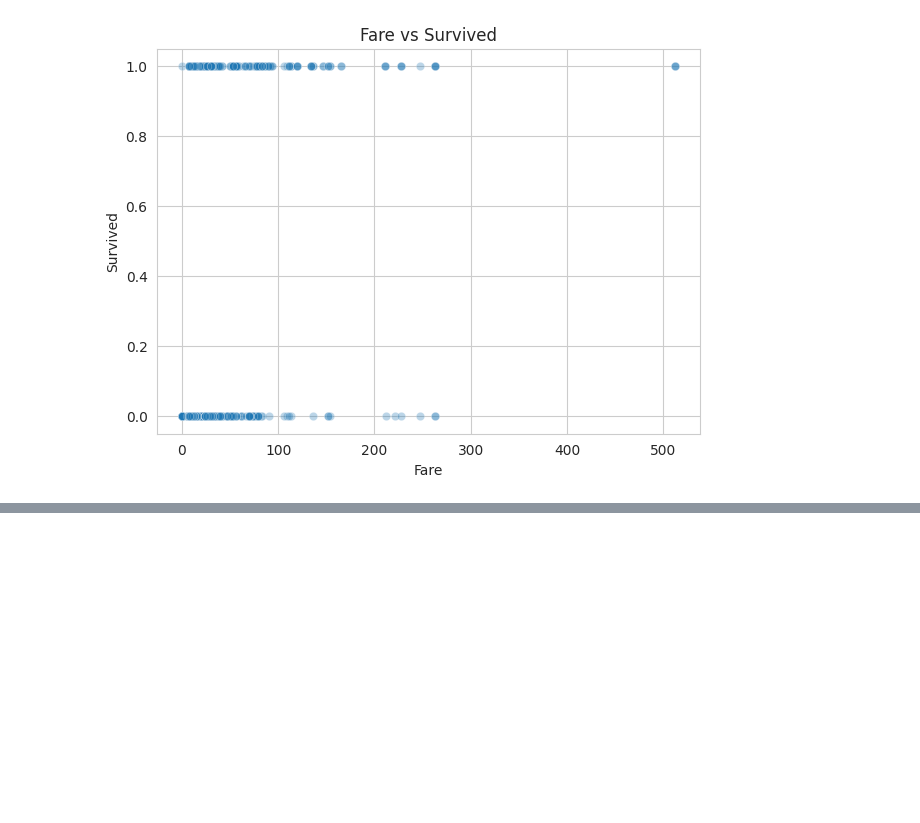
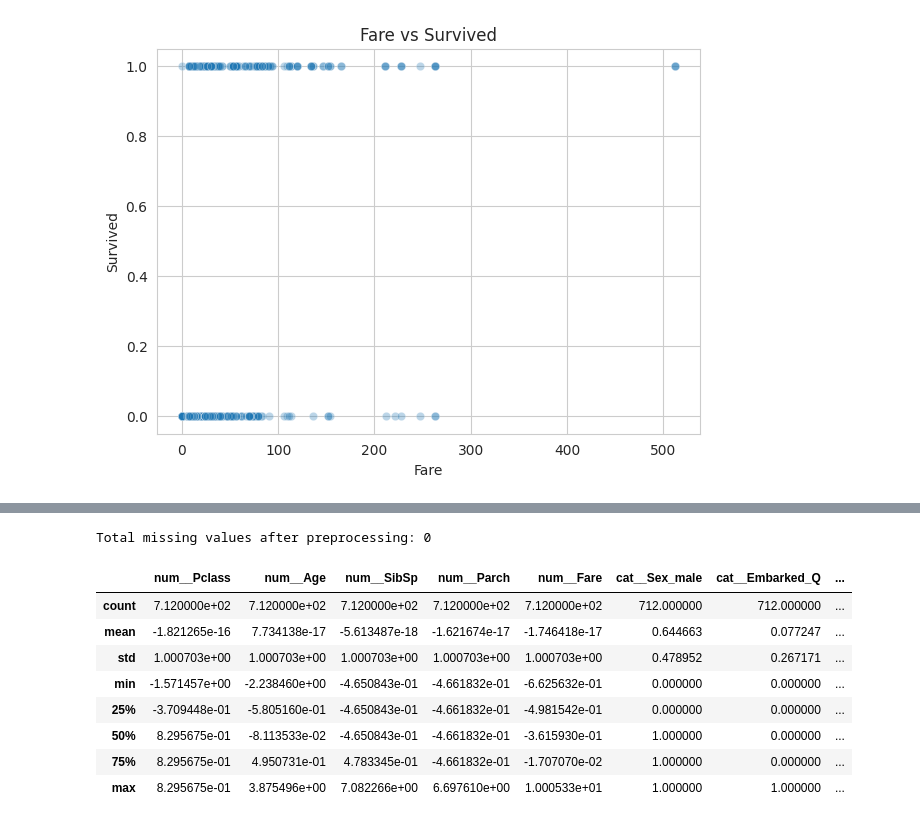
Before and after one commit to karinamomtaz-jpg/-Fractional_Knapsack, a Jupyter notebook: C231492_Titanic_Visualization.ipynb, the cells around one changed output, grey strips where cells are left out. Saved outputs shown, nothing was run; the diff lists cells and outputs as text; code cells hidden in the pictures; blank space fills up the shorter version.

```diff
--- a/C231492_Titanic_Visualization.ipynb
+++ b/C231492_Titanic_Visualization.ipynb
@@ -256,0 +331,18 @@ for feature in numeric_features:
+# %%
+from sklearn.preprocessing import OneHotEncoder
+
+categorical_transformer = Pipeline(
+    steps=[
+        (
+            "imputer",
+            SimpleImputer(strategy="most_frequent")
+        ),
+        (
+            "onehot",
+            OneHotEncoder(
+                handle_unknown="ignore",
+                drop="first"
+            )
+        )
+    ]
+)
@@ -256,0 +395,19 @@ for feature in numeric_features:
+# %%
+print(
+    "Total missing values after preprocessing:",
+    X_train_processed_df.isnull().sum().sum()
+)
+# %% [output]
+Total missing values after preprocessing: 0
+# %%
+X_train_processed_df.describe()
+# %% [output]
+|  | num__Pclass | num__Age | num__SibSp | num__Parch | num__Fare | cat__Sex_male | cat__Embarked_Q | ... |
+| count | 7.120000e+02 | 7.120000e+02 | 7.120000e+02 | 7.120000e+02 | 7.120000e+02 | 712.000000 | 712.000000 | ... |
+| mean | -1.821265e-16 | 7.734138e-17 | -5.613487e-18 | -1.621674e-17 | -1.746418e-17 | 0.644663 | 0.077247 | ... |
+| std | 1.000703e+00 | 1.000703e+00 | 1.000703e+00 | 1.000703e+00 | 1.000703e+00 | 0.478952 | 0.267171 | ... |
+| min | -1.571457e+00 | -2.238460e+00 | -4.650843e-01 | -4.661832e-01 | -6.625632e-01 | 0.000000 | 0.000000 | ... |
+| 25% | -3.709448e-01 | -5.805160e-01 | -4.650843e-01 | -4.661832e-01 | -4.981542e-01 | 0.000000 | 0.000000 | ... |
+| 50% | 8.295675e-01 | -8.113533e-02 | -4.650843e-01 | -4.661832e-01 | -3.615930e-01 | 1.000000 | 0.000000 | ... |
+| 75% | 8.295675e-01 | 4.950731e-01 | 4.783345e-01 | -4.661832e-01 | -1.707070e-02 | 1.000000 | 0.000000 | ... |
+| max | 8.295675e-01 | 3.875496e+00 | 7.082266e+00 | 6.697610e+00 | 1.000533e+01 | 1.000000 | 1.000000 | ... |
```
Also changed, not shown: parts of 16 cells of this notebook.
